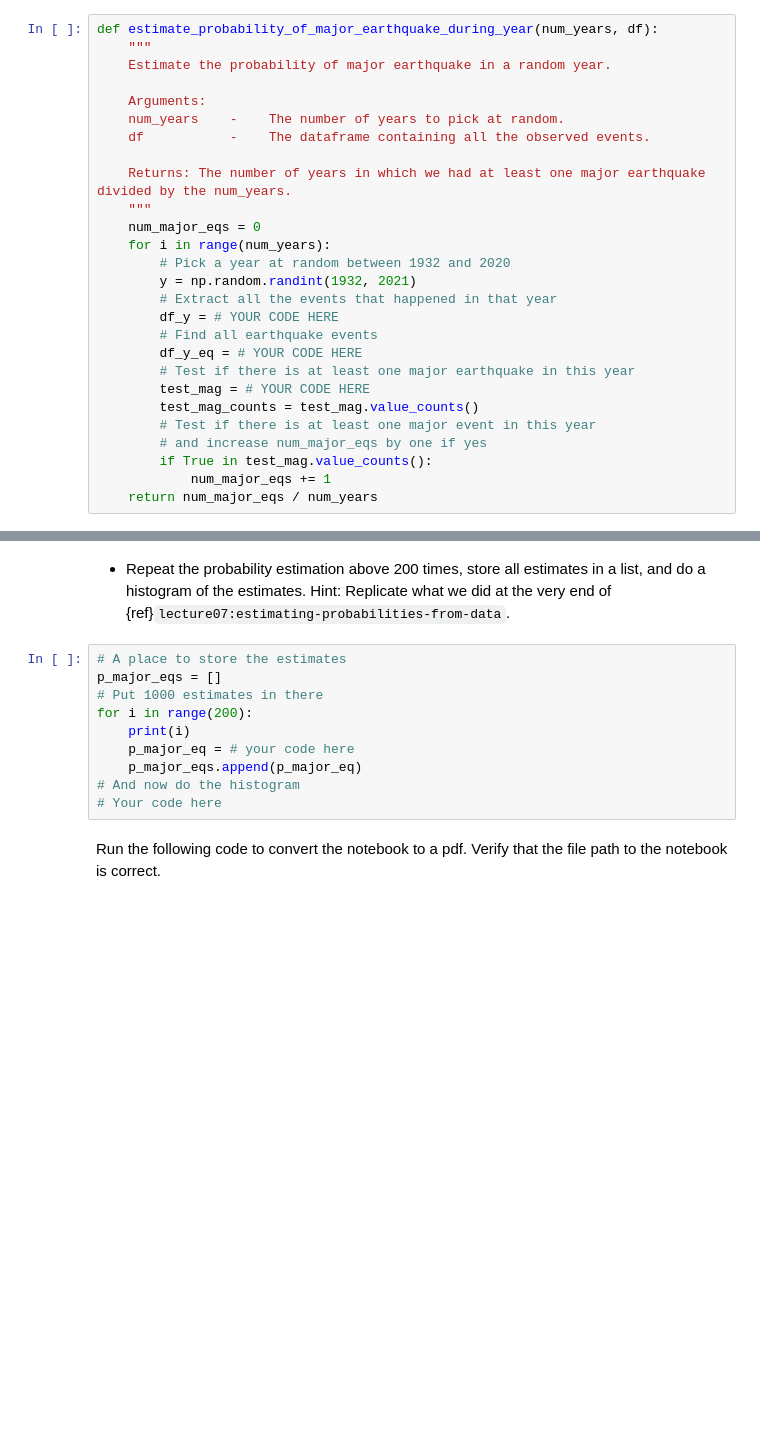
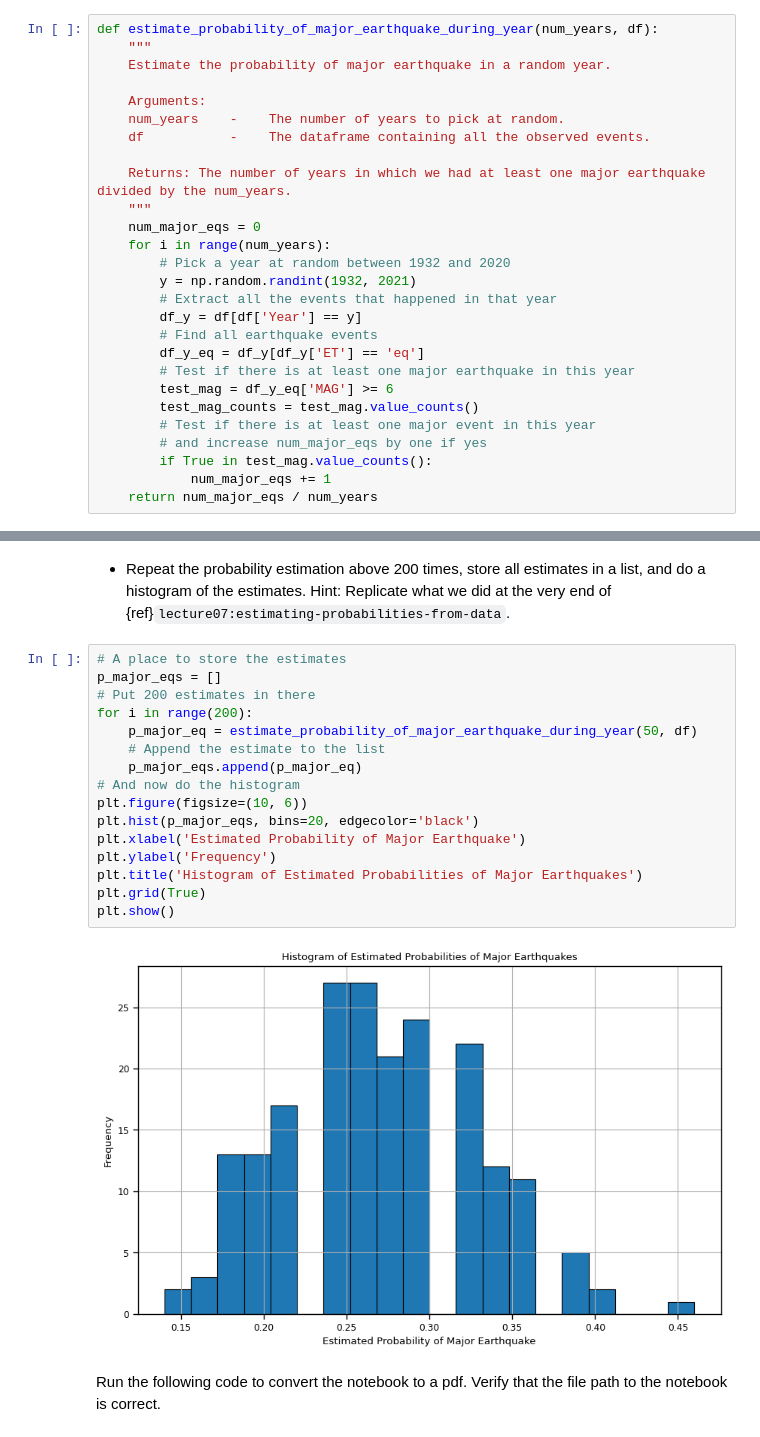
Before and after one commit to benmariner99/me-239-intro-to-data-science, a Jupyter notebook: lecture07/homework_07.ipynb, the cells around one changed output, grey strips where cells are left out. Drawn from its saved outputs; the diff is of its cells as text; blank space fills up the shorter version.

```diff
--- a/lecture07/homework_07.ipynb
+++ b/lecture07/homework_07.ipynb
@@ -368,11 +410,11 @@ def estimate_probability_of_major_earthquake_during_year(num_years, df):
         # Pick a year at random between 1932 and 2020
         y = np.random.randint(1932, 2021)
         # Extract all the events that happened in that year
-        df_y = # YOUR CODE HERE
+        df_y = df[df['Year'] == y]
         # Find all earthquake events
-        df_y_eq = # YOUR CODE HERE
+        df_y_eq = df_y[df_y['ET'] == 'eq']
         # Test if there is at least one major earthquake in this year
-        test_mag = # YOUR CODE HERE
+        test_mag = df_y_eq['MAG'] >= 6
         test_mag_counts = test_mag.value_counts()
         # Test if there is at least one major event in this year
         # and increase num_major_eqs by one if yes
@@ -391,13 +444,21 @@ for i in range(10):
 # %%
 # A place to store the estimates
 p_major_eqs = []
-# Put 1000 estimates in there
+# Put 200 estimates in there
 for i in range(200):
-    print(i)
-    p_major_eq = # your code here
+    p_major_eq = estimate_probability_of_major_earthquake_during_year(50, df)
+    # Append the estimate to the list
     p_major_eqs.append(p_major_eq)
 # And now do the histogram
-# Your code here
+plt.figure(figsize=(10, 6))
+plt.hist(p_major_eqs, bins=20, edgecolor='black')
+plt.xlabel('Estimated Probability of Major Earthquake')
+plt.ylabel('Frequency')
+plt.title('Histogram of Estimated Probabilities of Major Earthquakes')
+plt.grid(True)
+plt.show()
+# %% [output]
+[figure, added]
 # %% [markdown]
 Run the following code to convert the notebook to a pdf. Verify that the file path to the notebook is correct.
 # %%
```
Also changed, not shown: parts of 23 cells of this notebook.
